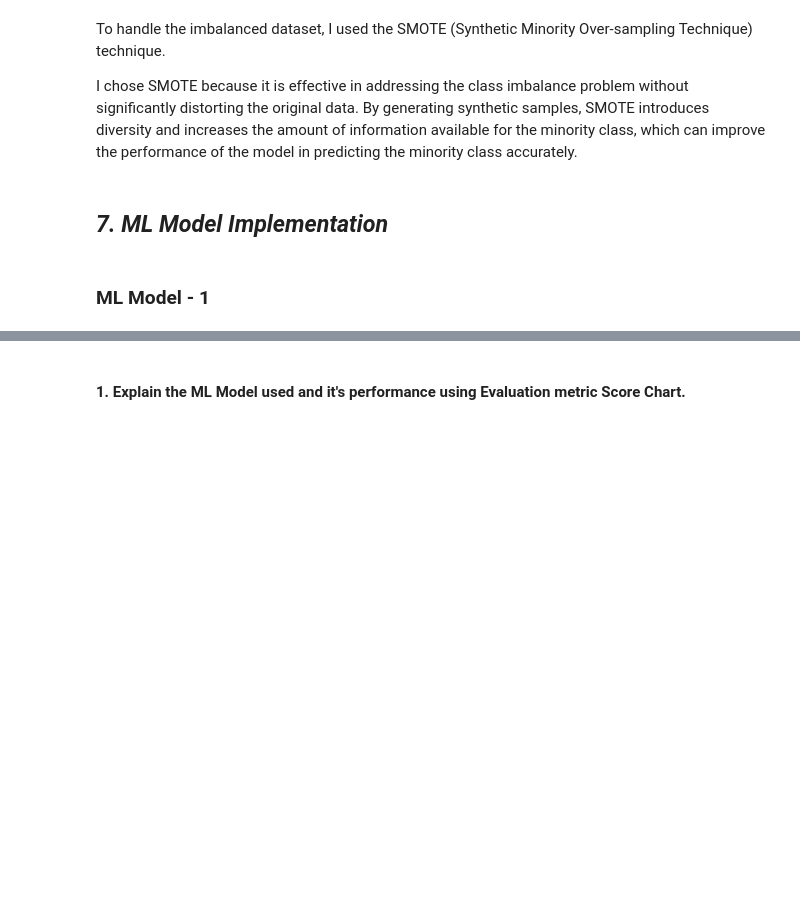
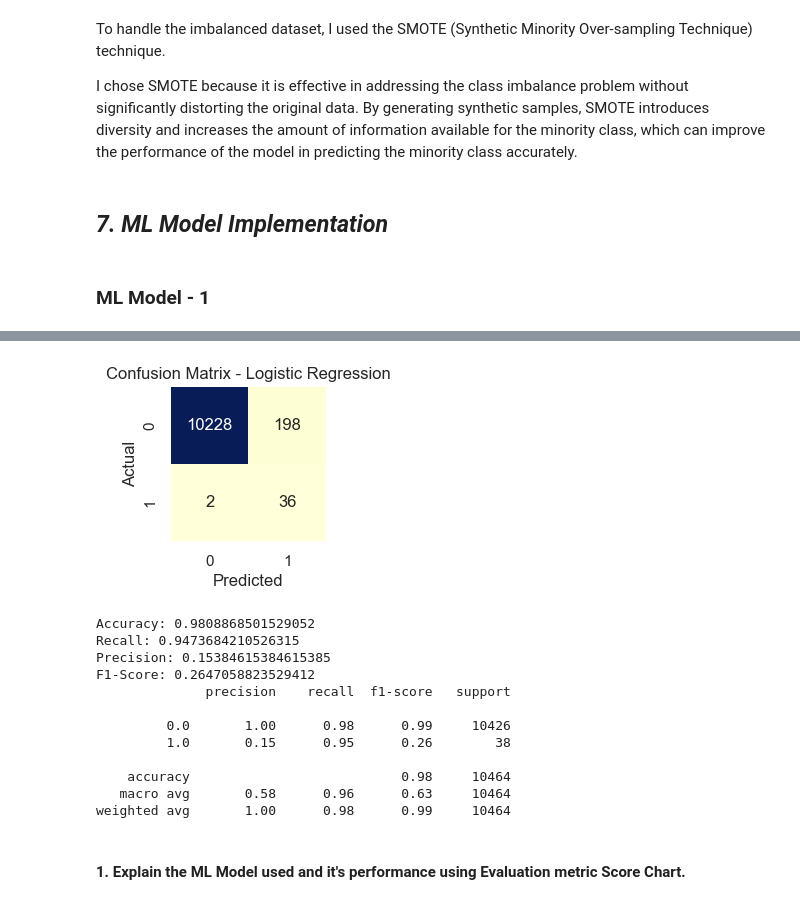
Before and after one commit to Mostaqul143/Credit-Card-Fraud-Transaction-Detection, a Jupyter notebook: Project.ipynb, the cells around one changed output, grey strips where cells are left out. Drawn from its saved outputs; the diff is of its cells as text; code cells hidden in the pictures; blank space fills up the shorter version.

```diff
--- a/Project.ipynb
+++ b/Project.ipynb
@@ -515,8 +549,13 @@ I chose SMOTE because it is effective in addressing the class imbalance problem
 # %% [markdown]
 ### ML Model - 1
 # %%
-# ML Model - 1 Implementation
+# ML Model - 1 Logistic Regression
+
+log=LogisticRegression()
 
 # Fit the Algorithm
 
+log.fit(X_train_smote,y_train_smote)
+
 # Predict on the model
+y_pred=log.predict(X_test_scaled)
@@ -523,2 +590,44 @@ I chose SMOTE because it is effective in addressing the class imbalance problem
+# %%
+from sklearn.metrics import classification_report
+
+# Compute the confusion matrix
+confusion_mat = confusion_matrix(y_test, y_pred)
+
+# Create a heatmap for the confusion matrix
+plt.figure(figsize=(2,2))
+sns.heatmap(confusion_mat, annot=True, fmt='d', cmap='YlGnBu', cbar=False)
+plt.xlabel('Predicted')
+plt.ylabel('Actual')
+plt.title('Confusion Matrix - Logistic Regression')
+plt.show()
+
+
+accuracy = accuracy_score(y_test, y_pred)
+recall = recall_score(y_test, y_pred)
+precision = precision_score(y_test, y_pred)
+f1 = f1_score(y_test, y_pred)
+
+print("Accuracy:", accuracy)
+print("Recall:", recall)
+print("Precision:",precision)
+print("F1-Score:",f1)
+
+
+
+print(classification_report(y_test, y_pred))
+# %% [output]
+[figure, added]
+Accuracy: 0.9808868501529052
+Recall: 0.9473684210526315
+Precision: 0.15384615384615385
+F1-Score: 0.2647058823529412
+              precision    recall  f1-score   support
+
+         0.0       1.00      0.98      0.99     10426
+         1.0       0.15      0.95      0.26        38
+
+    accuracy                           0.98     10464
+   macro avg       0.58      0.96      0.63     10464
+weighted avg       1.00      0.98      0.99     10464
 # %% [markdown]
 #### 1. Explain the ML Model used and it's performance using Evaluation metric Score Chart.
```
Also changed, not shown: parts of 67 cells of this notebook.
